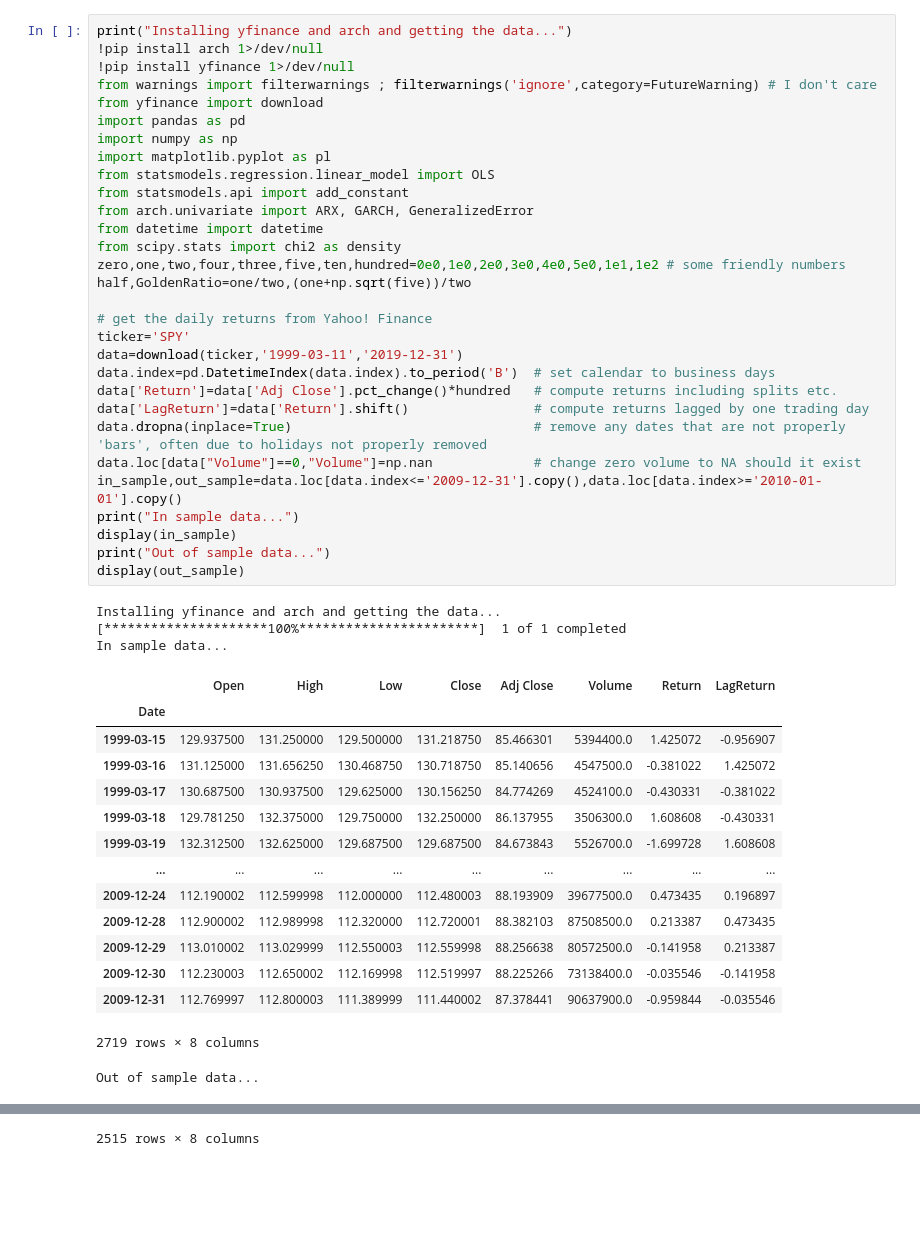
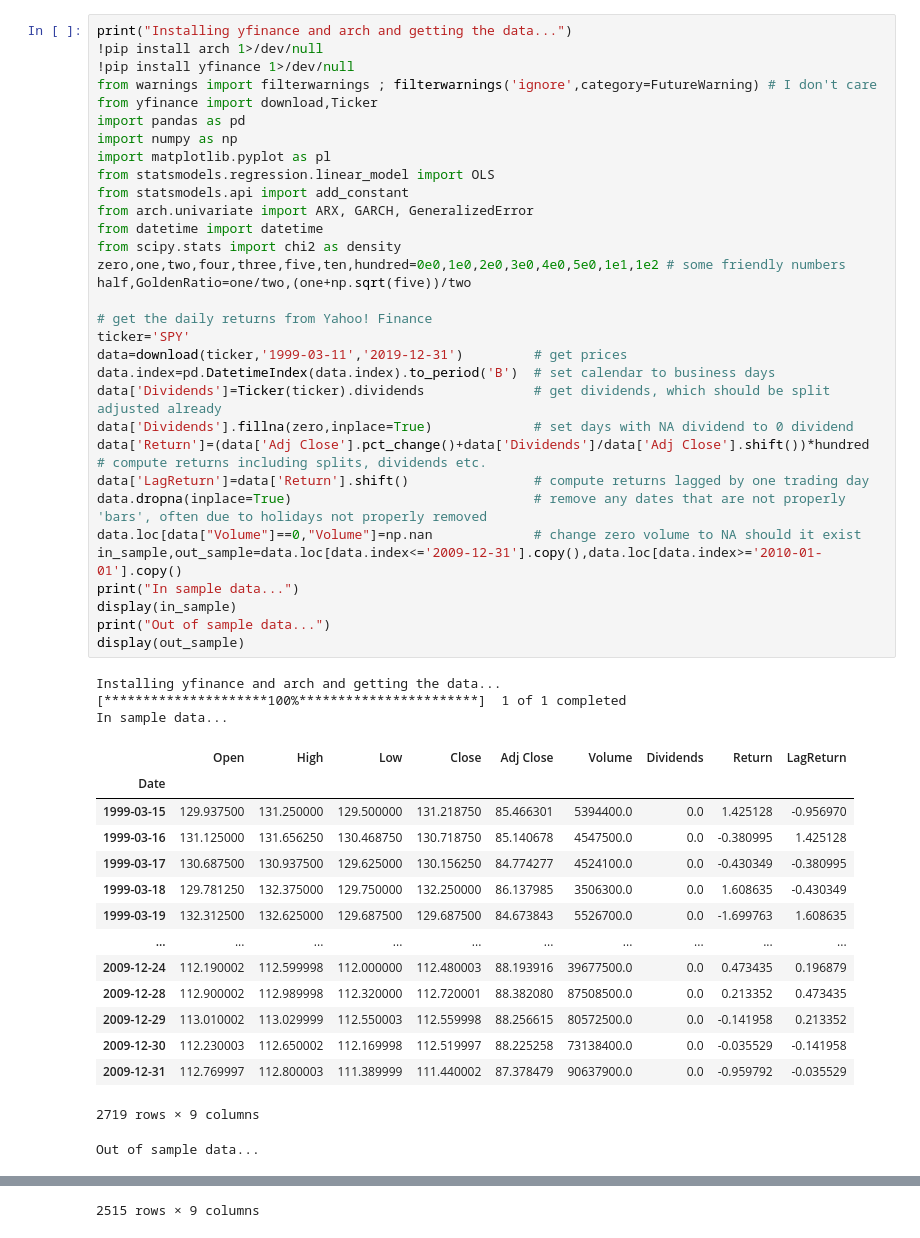
Before and after one commit to Farmhouse121/Wilmott-Articles, a Jupyter notebook: Do_the_Right_Thing.ipynb, the cells around one changed output, grey strips where cells are left out. Cells and saved outputs as stored; diff of their text form; blank space fills up the shorter version.

Commit message:
Fixed returns to include dividends.

```diff
--- a/Do_the_Right_Thing.ipynb
+++ b/Do_the_Right_Thing.ipynb
@@ -4,48 +4,50 @@
 print("Installing yfinance and arch and getting the data...")
 !pip install arch 1>/dev/null
 !pip install yfinance 1>/dev/null
 from warnings import filterwarnings ; filterwarnings('ignore',category=FutureWarning) # I don't care
-from yfinance import download
+from yfinance import download,Ticker
 import pandas as pd
 import numpy as np
 import matplotlib.pyplot as pl
 from statsmodels.regression.linear_model import OLS
 from statsmodels.api import add_constant
 from arch.univariate import ARX, GARCH, GeneralizedError
 from datetime import datetime
 from scipy.stats import chi2 as density
 zero,one,two,four,three,five,ten,hundred=0e0,1e0,2e0,3e0,4e0,5e0,1e1,1e2 # some friendly numbers
 half,GoldenRatio=one/two,(one+np.sqrt(five))/two
 
 # get the daily returns from Yahoo! Finance
 ticker='SPY'
-data=download(ticker,'1999-03-11','2019-12-31')
+data=download(ticker,'1999-03-11','2019-12-31')         # get prices
 data.index=pd.DatetimeIndex(data.index).to_period('B')  # set calendar to business days
-data['Return']=data['Adj Close'].pct_change()*hundred   # compute returns including splits etc.
+data['Dividends']=Ticker(ticker).dividends              # get dividends, which should be split adjusted already
+data['Dividends'].fillna(zero,inplace=True)             # set days with NA dividend to 0 dividend
+data['Return']=(data['Adj Close'].pct_change()+data['Dividends']/data['Adj Close'].shift())*hundred   # compute returns including splits, dividends etc.
 data['LagReturn']=data['Return'].shift()                # compute returns lagged by one trading day
 data.dropna(inplace=True)                               # remove any dates that are not properly 'bars', often due to holidays not properly removed
 data.loc[data["Volume"]==0,"Volume"]=np.nan             # change zero volume to NA should it exist
 in_sample,out_sample=data.loc[data.index<='2009-12-31'].copy(),data.loc[data.index>='2010-01-01'].copy()
 print("In sample data...")
 display(in_sample)
 print("Out of sample data...")
 display(out_sample)
 # %% [output]
 Installing yfinance and arch and getting the data...
 [*********************100%***********************]  1 of 1 completed
 In sample data...
-|  | Open | High | Low | Close | Adj Close | Volume | Return | LagReturn |
-| Date |  |  |  |  |  |  |  |  |
-| 1999-03-15 | 129.937500 | 131.250000 | 129.500000 | 131.218750 | 85.466301 | 5394400.0 | 1.425072 | -0.956907 |
-| 1999-03-16 | 131.125000 | 131.656250 | 130.468750 | 130.718750 | 85.140656 | 4547500.0 | -0.381022 | 1.425072 |
-| 1999-03-17 | 130.687500 | 130.937500 | 129.625000 | 130.156250 | 84.774269 | 4524100.0 | -0.430331 | -0.381022 |
-| 1999-03-18 | 129.781250 | 132.375000 | 129.750000 | 132.250000 | 86.137955 | 3506300.0 | 1.608608 | -0.430331 |
-| 1999-03-19 | 132.312500 | 132.625000 | 129.687500 | 129.687500 | 84.673843 | 5526700.0 | -1.699728 | 1.608608 |
-| ... | ... | ... | ... | ... | ... | ... | ... | ... |
-| 2009-12-24 | 112.190002 | 112.599998 | 112.000000 | 112.480003 | 88.193909 | 39677500.0 | 0.473435 | 0.196897 |
-| 2009-12-28 | 112.900002 | 112.989998 | 112.320000 | 112.720001 | 88.382103 | 87508500.0 | 0.213387 | 0.473435 |
-| 2009-12-29 | 113.010002 | 113.029999 | 112.550003 | 112.559998 | 88.256638 | 80572500.0 | -0.141958 | 0.213387 |
-| 2009-12-30 | 112.230003 | 112.650002 | 112.169998 | 112.519997 | 88.225266 | 73138400.0 | -0.035546 | -0.141958 |
-| 2009-12-31 | 112.769997 | 112.800003 | 111.389999 | 111.440002 | 87.378441 | 90637900.0 | -0.959844 | -0.035546 |
+|  | Open | High | Low | Close | Adj Close | Volume | Dividends | Return | LagReturn |
+| Date |  |  |  |  |  |  |  |  |  |
+| 1999-03-15 | 129.937500 | 131.250000 | 129.500000 | 131.218750 | 85.466301 | 5394400.0 | 0.0 | 1.425128 | -0.956970 |
+| 1999-03-16 | 131.125000 | 131.656250 | 130.468750 | 130.718750 | 85.140678 | 4547500.0 | 0.0 | -0.380995 | 1.425128 |
+| 1999-03-17 | 130.687500 | 130.937500 | 129.625000 | 130.156250 | 84.774277 | 4524100.0 | 0.0 | -0.430349 | -0.380995 |
+| 1999-03-18 | 129.781250 | 132.375000 | 129.750000 | 132.250000 | 86.137985 | 3506300.0 | 0.0 | 1.608635 | -0.430349 |
+| 1999-03-19 | 132.312500 | 132.625000 | 129.687500 | 129.687500 | 84.673843 | 5526700.0 | 0.0 | -1.699763 | 1.608635 |
+| ... | ... | ... | ... | ... | ... | ... | ... | ... | ... |
+| 2009-12-24 | 112.190002 | 112.599998 | 112.000000 | 112.480003 | 88.193916 | 39677500.0 | 0.0 | 0.473435 | 0.196879 |
+| 2009-12-28 | 112.900002 | 112.989998 | 112.320000 | 112.720001 | 88.382080 | 87508500.0 | 0.0 | 0.213352 | 0.473435 |
+| 2009-12-29 | 113.010002 | 113.029999 | 112.550003 | 112.559998 | 88.256615 | 80572500.0 | 0.0 | -0.141958 | 0.213352 |
+| 2009-12-30 | 112.230003 | 112.650002 | 112.169998 | 112.519997 | 88.225258 | 73138400.0 | 0.0 | -0.035529 | -0.141958 |
+| 2009-12-31 | 112.769997 | 112.800003 | 111.389999 | 111.440002 | 87.378479 | 90637900.0 | 0.0 | -0.959792 | -0.035529 |
-2719 rows × 8 columns
+2719 rows × 9 columns
 Out of sample data...
@@ -65,4 +67,4 @@ Out of sample data...
-2515 rows × 8 columns
+2515 rows × 9 columns
 # %%
 print("Fitting AR(1) model to %s Returns in sample...\n" % ticker)
 ols_model=OLS(in_sample['Return'],add_constant(in_sample['LagReturn'])).fit()
```
Also changed, not shown: parts of 5 cells of this notebook.
